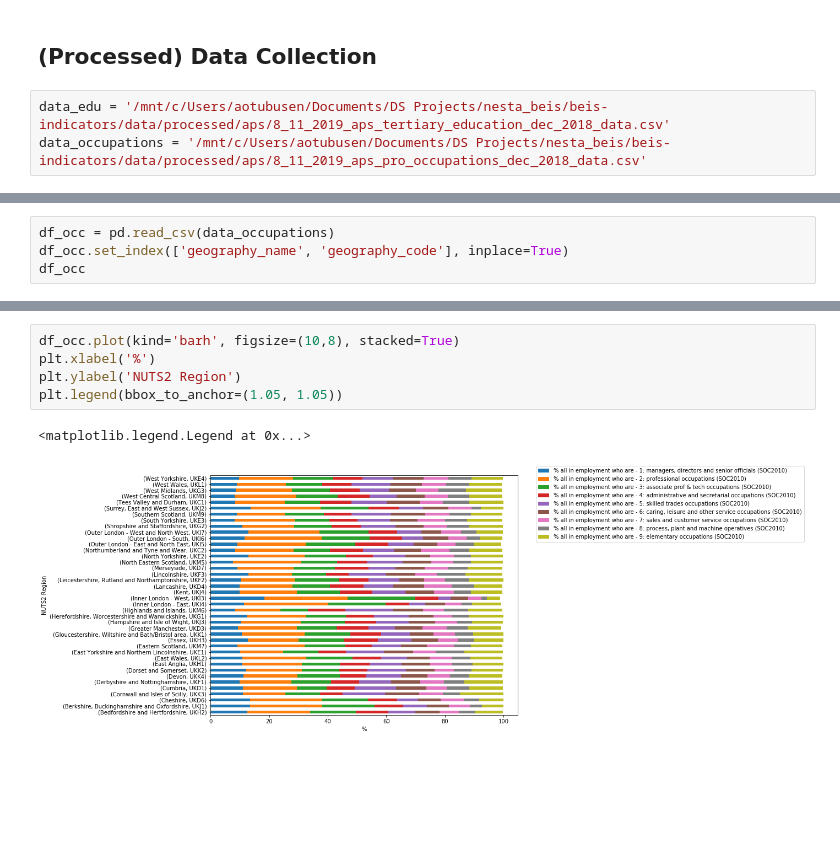
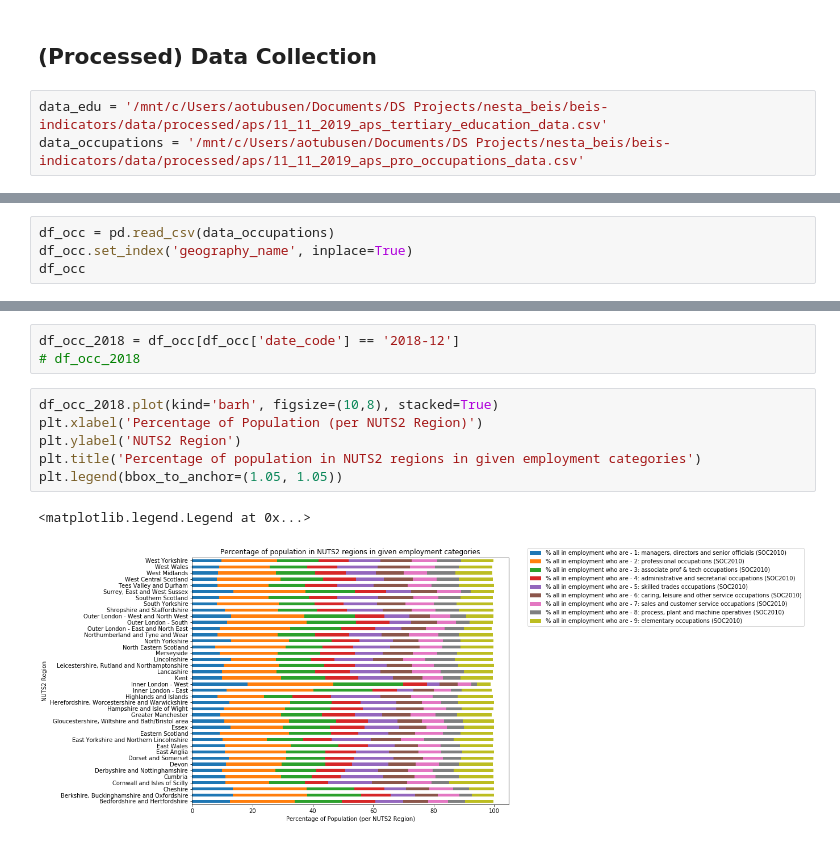
Before and after one commit to nestauk/beis-indicators, a Jupyter notebook: notebooks/dev/03_ao_aps_data.ipynb, the cells around one changed output, grey strips where cells are left out. Cells and saved outputs as stored; diff of their text form; blank space fills up the shorter version.

```diff
--- a/notebooks/dev/03_ao_aps_data.ipynb
+++ b/notebooks/dev/03_ao_aps_data.ipynb
@@ -26,8 +26,8 @@ import matplotlib.pyplot as plt
 # %% [markdown]
 ## (Processed) Data Collection
 # %%
-data_edu = '/mnt/c/Users/aotubusen/Documents/DS Projects/nesta_beis/beis-indicators/data/processed/aps/8_11_2019_aps_tertiary_education_dec_2018_data.csv'
-data_occupations = '/mnt/c/Users/aotubusen/Documents/DS Projects/nesta_beis/beis-indicators/data/processed/aps/8_11_2019_aps_pro_occupations_dec_2018_data.csv'
+data_edu = '/mnt/c/Users/aotubusen/Documents/DS Projects/nesta_beis/beis-indicators/data/processed/aps/11_11_2019_aps_tertiary_education_data.csv'
+data_occupations = '/mnt/c/Users/aotubusen/Documents/DS Projects/nesta_beis/beis-indicators/data/processed/aps/11_11_2019_aps_pro_occupations_data.csv'
 # %%
 df_edu = pd.read_csv(data_edu)
 df_edu.set_index('geography_name', inplace=True)
@@ -67,5 +80,5 @@ df_edu.boxplot()
 # %%
 df_occ = pd.read_csv(data_occupations)
-df_occ.set_index(['geography_name', 'geography_code'], inplace=True)
+df_occ.set_index('geography_name', inplace=True)
 df_occ
 # %% [output]
@@ -90,8 +99,12 @@ df_occ
+# %%
+df_occ_2018 = df_occ[df_occ['date_code'] == '2018-12']
+# df_occ_2018
 # %%
-df_occ.plot(kind='barh', figsize=(10,8), stacked=True)
-plt.xlabel('%')
+df_occ_2018.plot(kind='barh', figsize=(10,8), stacked=True)
+plt.xlabel('Percentage of Population (per NUTS2 Region)')
 plt.ylabel('NUTS2 Region')
+plt.title('Percentage of population in NUTS2 regions in given employment categories')
 plt.legend(bbox_to_anchor=(1.05, 1.05))
 # %% [output]
 <matplotlib.legend.Legend at 0x...>
-[figure, old version]
+[figure, new version]
```
Also changed, not shown: parts of 7 cells of this notebook, 2 other files.
